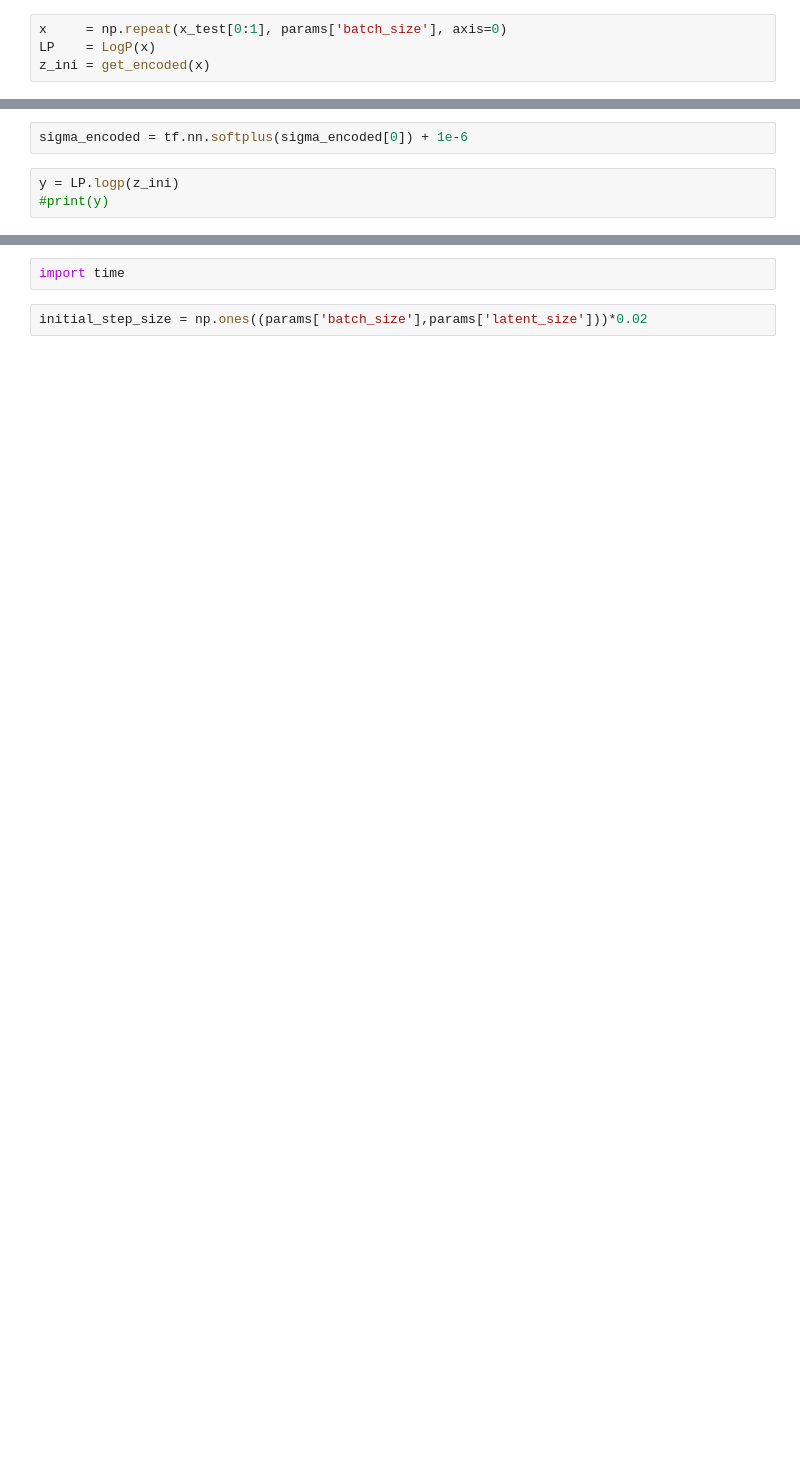
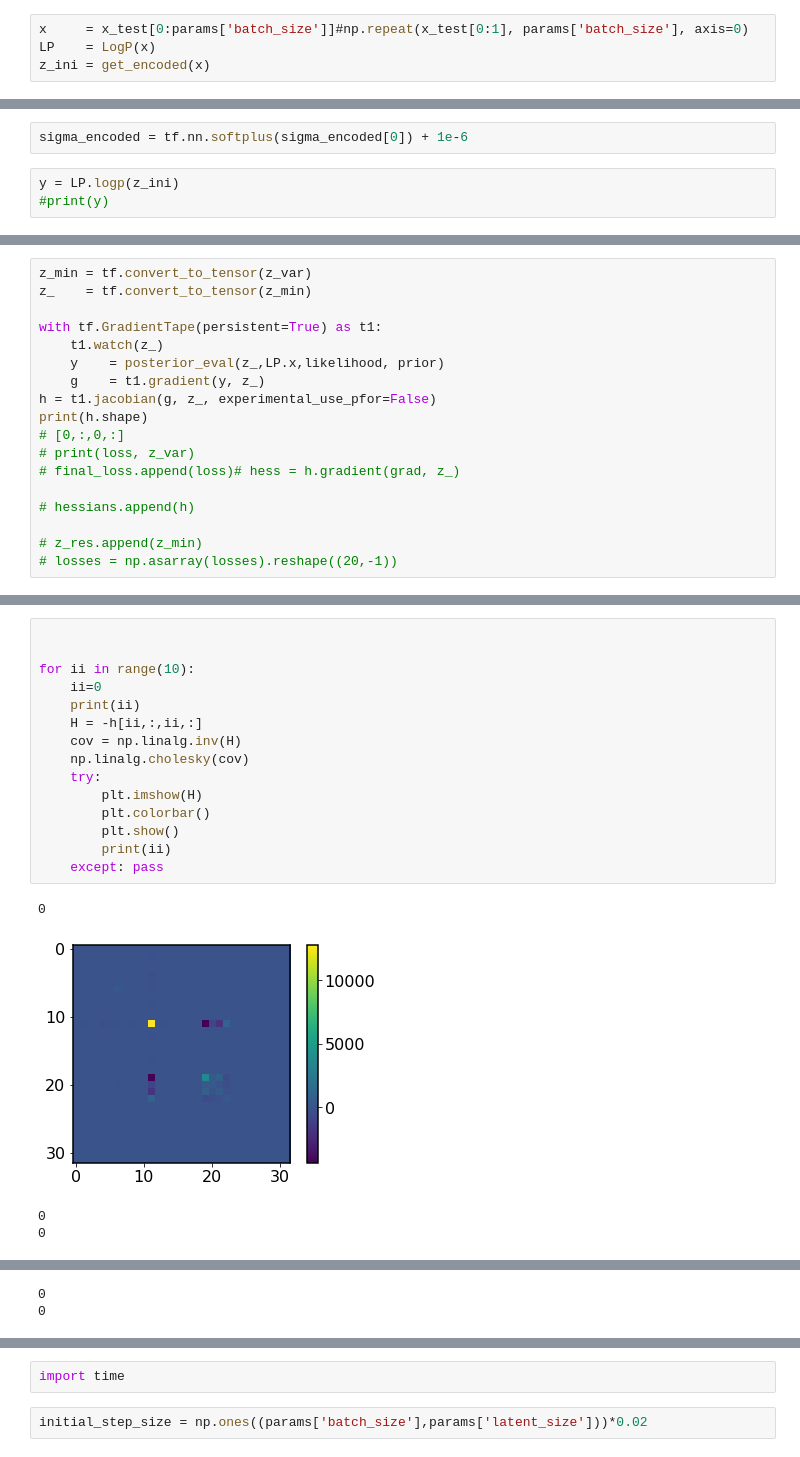
Before and after one commit to VMBoehm/PAE, a Jupyter notebook: notebooks/tf2/FMNIST_sampler-VAE.ipynb, the cells around one changed output, grey strips where cells are left out. Saved outputs shown, nothing was run; the diff lists cells and outputs as text; blank space fills up the shorter version.

```diff
--- a/notebooks/tf2/FMNIST_sampler-VAE.ipynb
+++ b/notebooks/tf2/FMNIST_sampler-VAE.ipynb
@@ -151,7 +155,7 @@ encoder
 # %% [output]
 <tensorflow_hub.keras_layer.KerasLayer at 0x...>
 # %%
-x     = np.repeat(x_test[0:1], params['batch_size'], axis=0)
+x     = x_test[0:params['batch_size']]#np.repeat(x_test[0:1], params['batch_size'], axis=0)
 LP    = LogP(x)
 z_ini = get_encoded(x)
 # %%
@@ -185,0 +218,18 @@ tf.Tensor(
+# %%
+z_min = tf.convert_to_tensor(z_var)
+z_    = tf.convert_to_tensor(z_min)
+
+with tf.GradientTape(persistent=True) as t1:
+    t1.watch(z_)
+    y    = posterior_eval(z_,LP.x,likelihood, prior)
+    g    = t1.gradient(y, z_)
+h = t1.jacobian(g, z_, experimental_use_pfor=False)
+print(h.shape)
+# [0,:,0,:]
+# print(loss, z_var)
+# final_loss.append(loss)# hess = h.gradient(grad, z_)
+
+# hessians.append(h)
+
+# z_res.append(z_min)
+# losses = np.asarray(losses).reshape((20,-1))
@@ -185,0 +242,20 @@ tf.Tensor(
+# %%
+
+
+for ii in range(10):
+    ii=0
+    print(ii)
+    H = -h[ii,:,ii,:]
+    cov = np.linalg.inv(H)
+    np.linalg.cholesky(cov)
+    try:
+        plt.imshow(H)
+        plt.colorbar()
+        plt.show()
+        print(ii)
+    except: pass
+# %% [output]
+0
+[figure, added]
+0
+0
@@ -185,0 +263,2 @@ tf.Tensor(
+0
+0
```
Also changed, not shown: parts of 13 cells of this notebook, 4 other files.
